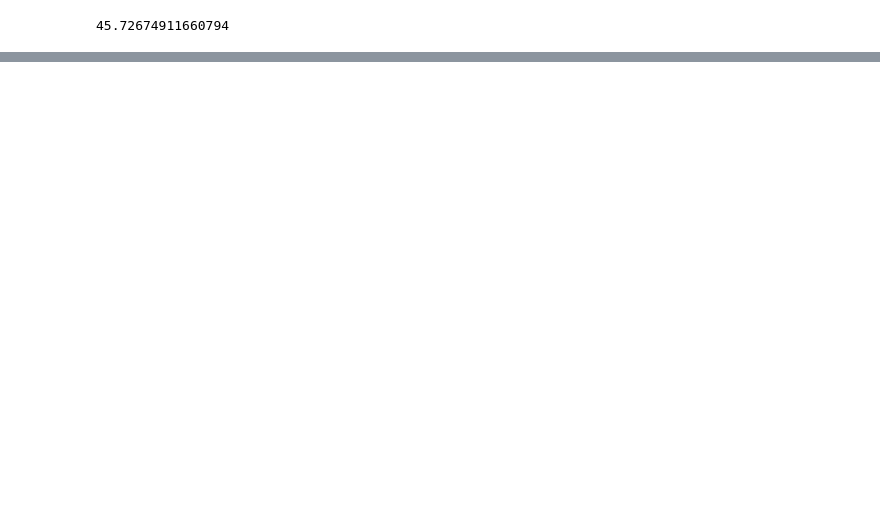
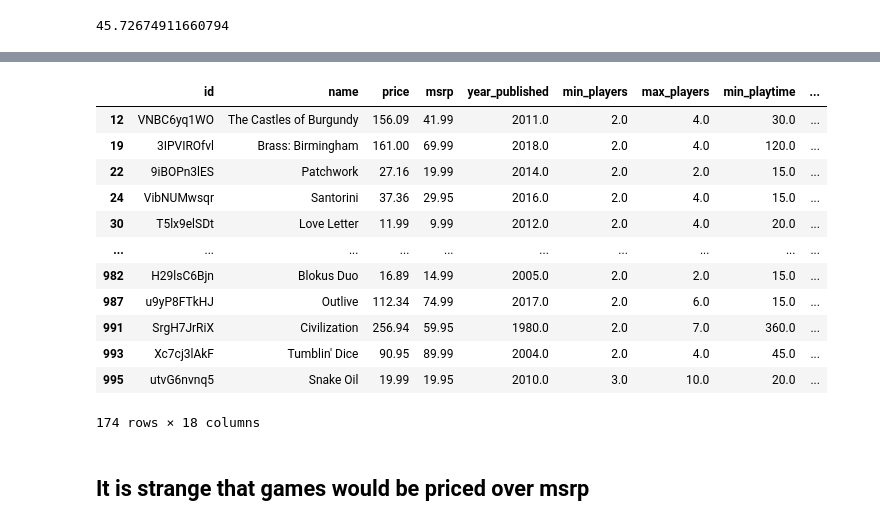
Before and after one commit to Andy-Jensen/board-game-project, a Jupyter notebook: Prepare.ipynb, the cells around one changed output, grey strips where cells are left out. Drawn from its saved outputs; the diff is of its cells as text; code cells hidden in the pictures; blank space fills up the shorter version.

```diff
--- a/Prepare.ipynb
+++ b/Prepare.ipynb
@@ -412,0 +437,18 @@ price_avg['msrp'].mean()
+# %%
+price_avg[price_avg['price']>price_avg['msrp']]
+# %% [output]
+|  | id | name | price | msrp | year_published | min_players | max_players | min_playtime | ... |
+| 12 | VNBC6yq1WO | The Castles of Burgundy | 156.09 | 41.99 | 2011.0 | 2.0 | 4.0 | 30.0 | ... |
+| 19 | 3IPVIROfvl | Brass: Birmingham | 161.00 | 69.99 | 2018.0 | 2.0 | 4.0 | 120.0 | ... |
+| 22 | 9iBOPn3lES | Patchwork | 27.16 | 19.99 | 2014.0 | 2.0 | 2.0 | 15.0 | ... |
+| 24 | VibNUMwsqr | Santorini | 37.36 | 29.95 | 2016.0 | 2.0 | 4.0 | 15.0 | ... |
+| 30 | T5lx9elSDt | Love Letter | 11.99 | 9.99 | 2012.0 | 2.0 | 4.0 | 20.0 | ... |
+| ... | ... | ... | ... | ... | ... | ... | ... | ... | ... |
+| 982 | H29lsC6Bjn | Blokus Duo | 16.89 | 14.99 | 2005.0 | 2.0 | 2.0 | 15.0 | ... |
+| 987 | u9yP8FTkHJ | Outlive | 112.34 | 74.99 | 2017.0 | 2.0 | 6.0 | 15.0 | ... |
+| 991 | SrgH7JrRiX | Civilization | 256.94 | 59.95 | 1980.0 | 2.0 | 7.0 | 360.0 | ... |
+| 993 | Xc7cj3lAkF | Tumblin' Dice | 90.95 | 89.99 | 2004.0 | 2.0 | 4.0 | 45.0 | ... |
+| 995 | utvG6nvnq5 | Snake Oil | 19.99 | 19.95 | 2010.0 | 3.0 | 10.0 | 20.0 | ... |
+174 rows × 18 columns
+# %% [markdown]
+## It is strange that games would be priced over msrp
```
Also changed, not shown: parts of 25 cells of this notebook.
